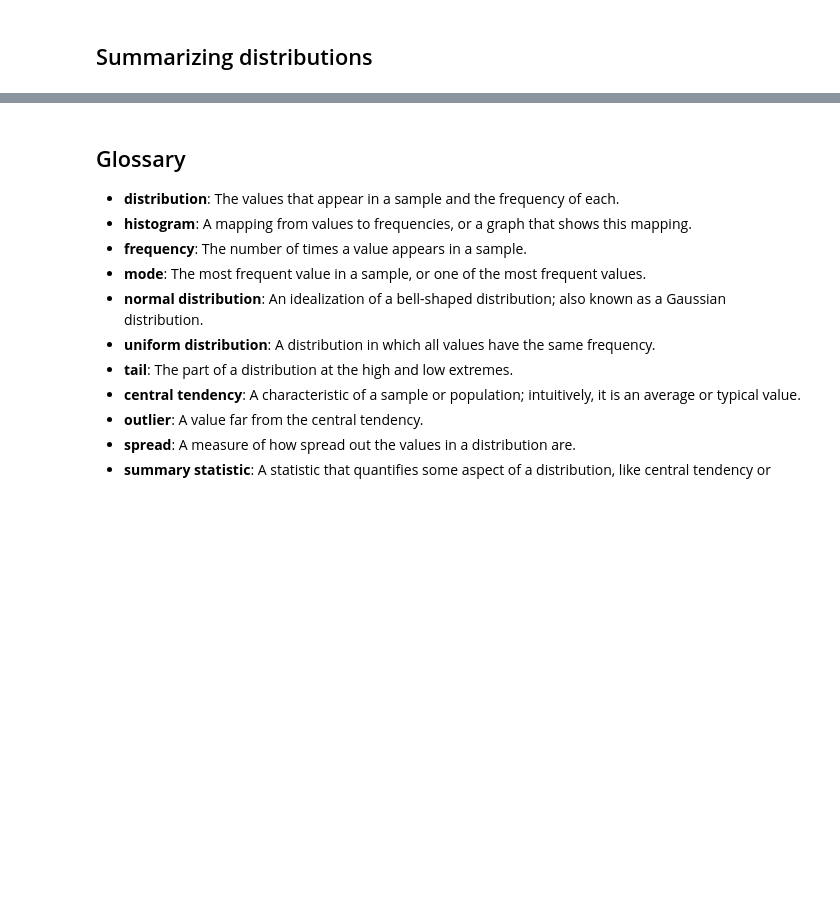
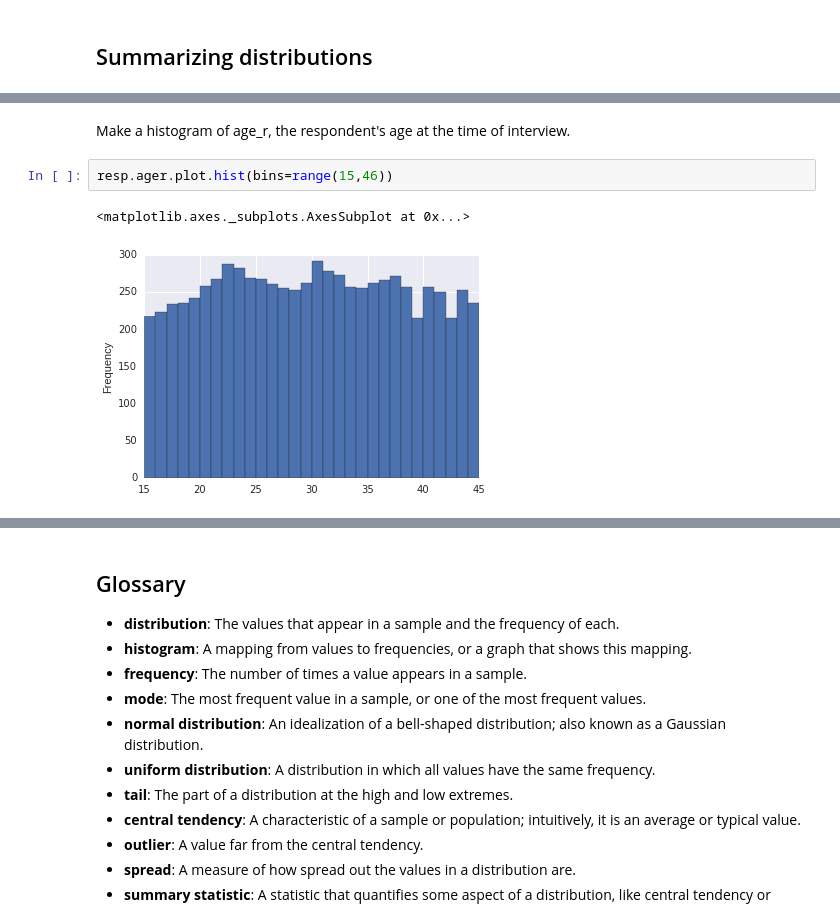
Before and after one commit to glasslion/coursera-machine-learning-nottebooks, a Jupyter notebook: thinkstats/chapter2.ipynb, the cells around one changed output, grey strips where cells are left out. Drawn from its saved outputs; the diff is of its cells as text; blank space fills up the shorter version.

```diff
--- a/thinkstats/chapter2.ipynb
+++ b/thinkstats/chapter2.ipynb
@@ -64,0 +115,7 @@ thinkplot.Show(xlabel='weeks', ylabel='frequency')
+# %% [markdown]
+Make a histogram of age_r, the respondent's age at the time of interview.
+# %%
+resp.ager.plot.hist(bins=range(15,46))
+# %% [output]
+<matplotlib.axes._subplots.AxesSubplot at 0x...>
+[figure, added]
```
Also changed, not shown: parts of 16 cells of this notebook.
